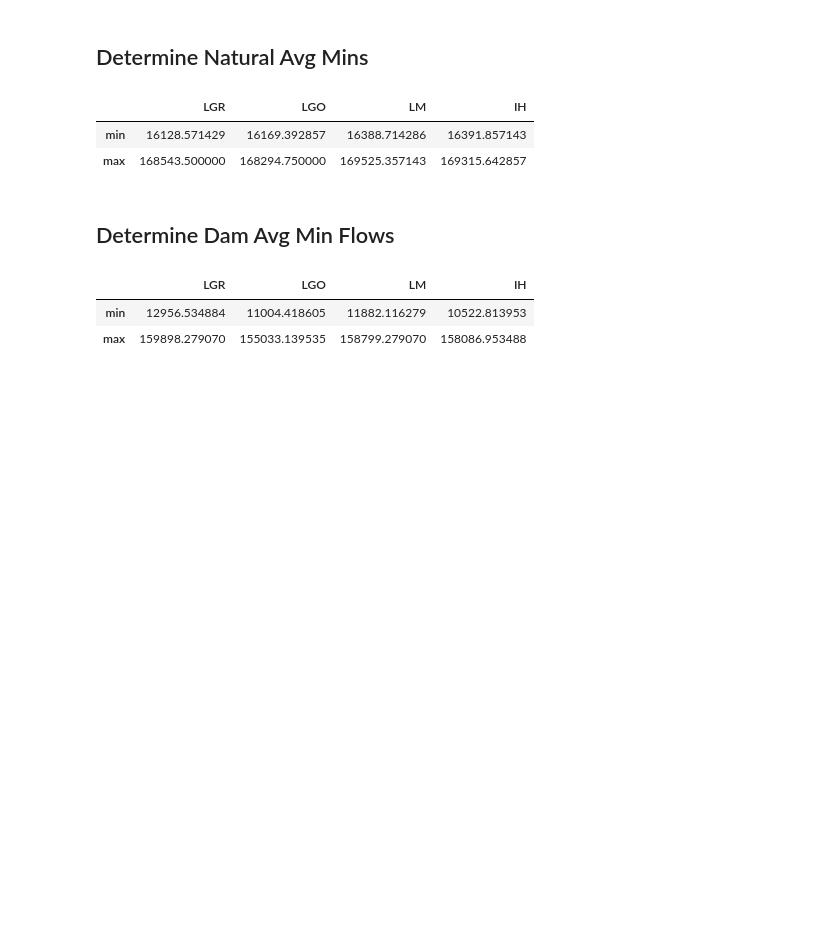
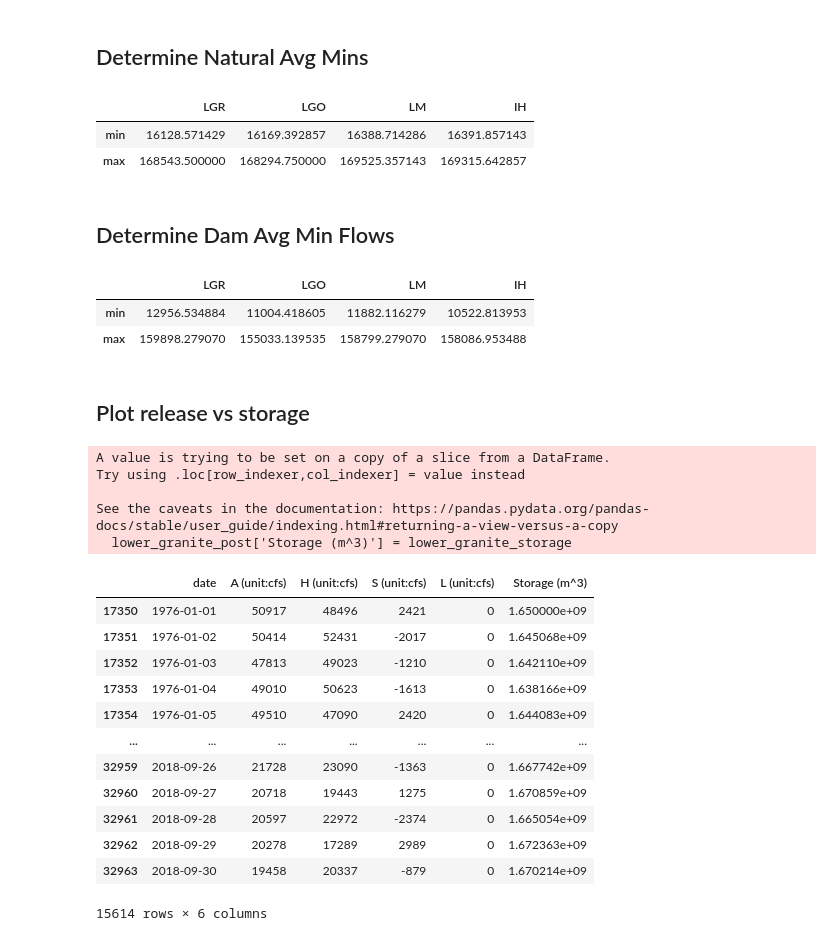
Before and after one commit to clairewang23/columbia_river_model, a Jupyter notebook: reservoir_data_testing.ipynb, the cells around one changed output. Drawn from its saved outputs; the diff is of its cells as text; code cells hidden in the pictures; blank space fills up the shorter version.

```diff
--- a/reservoir_data_testing.ipynb
+++ b/reservoir_data_testing.ipynb
@@ -181,3 +181,5 @@ display(post_min_max)
 |  | LGR | LGO | LM | IH |
 | min | 12956.534884 | 11004.418605 | 11882.116279 | 10522.813953 |
 | max | 159898.279070 | 155033.139535 | 158799.279070 | 158086.953488 |
+# %% [markdown]
+## Plot release vs storage
@@ -183,0 +193,24 @@ display(post_min_max)
+# %%
+lower_granite_storage = lower_granite.simulate_storage(1, lower_granite_post['S (unit:cfs)'].values,1_650_000_000)
+lower_granite_post['Storage (m^3)'] = lower_granite_storage
+
+display(lower_granite_post)
+# %% [output]
+A value is trying to be set on a copy of a slice from a DataFrame.
+Try using .loc[row_indexer,col_indexer] = value instead
+
+See the caveats in the documentation: https://pandas.pydata.org/pandas-docs/stable/user_guide/indexing.html#returning-a-view-versus-a-copy
+  lower_granite_post['Storage (m^3)'] = lower_granite_storage
+|  | date | A (unit:cfs) | H (unit:cfs) | S (unit:cfs) | L (unit:cfs) | Storage (m^3) |
+| 17350 | 1976-01-01 | 50917 | 48496 | 2421 | 0 | 1.650000e+09 |
+| 17351 | 1976-01-02 | 50414 | 52431 | -2017 | 0 | 1.645068e+09 |
+| 17352 | 1976-01-03 | 47813 | 49023 | -1210 | 0 | 1.642110e+09 |
+| 17353 | 1976-01-04 | 49010 | 50623 | -1613 | 0 | 1.638166e+09 |
+| 17354 | 1976-01-05 | 49510 | 47090 | 2420 | 0 | 1.644083e+09 |
+| ... | ... | ... | ... | ... | ... | ... |
+| 32959 | 2018-09-26 | 21728 | 23090 | -1363 | 0 | 1.667742e+09 |
+| 32960 | 2018-09-27 | 20718 | 19443 | 1275 | 0 | 1.670859e+09 |
+| 32961 | 2018-09-28 | 20597 | 22972 | -2374 | 0 | 1.665054e+09 |
+| 32962 | 2018-09-29 | 20278 | 17289 | 2989 | 0 | 1.672363e+09 |
+| 32963 | 2018-09-30 | 19458 | 20337 | -879 | 0 | 1.670214e+09 |
+15614 rows × 6 columns
```
Also changed, not shown: parts of 4 cells of this notebook, 1 other file.
